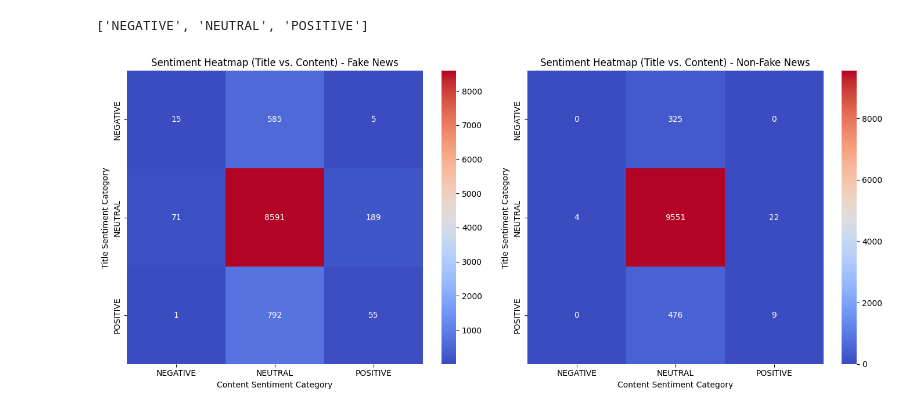
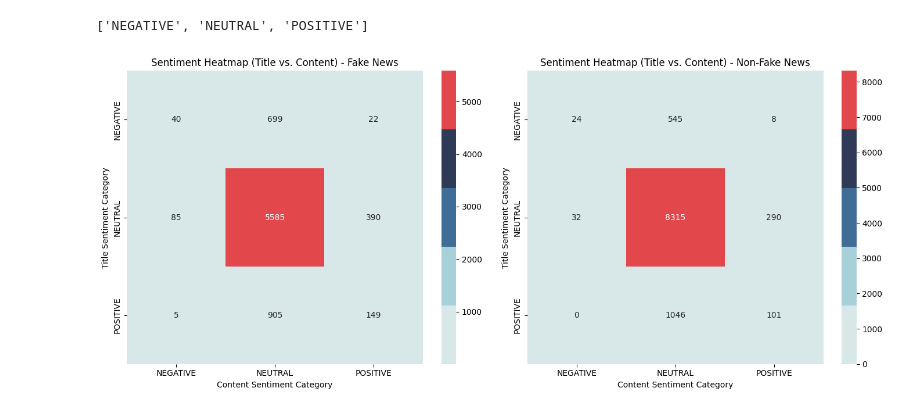
Before and after one commit to lvvittor/nlp, a Jupyter notebook: notebooks/eda.ipynb, the cells around one changed output. Saved outputs shown, nothing was run; the diff lists cells and outputs as text; code cells hidden in the pictures.

```diff
--- a/notebooks/eda.ipynb
+++ b/notebooks/eda.ipynb
@@ -51,3 +60,6 @@ test.head()
+# %%
+colors = ["#D8E8E8", "#A8D0DA", "#406D96", "#2F3A56", "#E2474B"]
+sns.set_palette(sns.color_palette(colors))
 # %% [markdown]
 ## Pie Chart
 # %%
@@ -102,10 +108,10 @@ plt.show()
 ### Sentiment Scatter
 # %%
 fake_news_df['title_sentiment'] = fake_news_df['title'].astype(str).apply(lambda x: TextBlob(x).sentiment.polarity)
-fake_news_df['content_sentiment'] = fake_news_df['text'].astype(str).apply(lambda x: TextBlob(x).sentiment.polarity)
+fake_news_df['content_sentiment'] = fake_news_df['clean_text'].astype(str).apply(lambda x: TextBlob(x).sentiment.polarity)
 
 non_fake_news_df['title_sentiment'] = non_fake_news_df['title'].astype(str).apply(lambda x: TextBlob(x).sentiment.polarity)
-non_fake_news_df['content_sentiment'] = non_fake_news_df['text'].astype(str).apply(lambda x: TextBlob(x).sentiment.polarity)
+non_fake_news_df['content_sentiment'] = non_fake_news_df['clean_text'].astype(str).apply(lambda x: TextBlob(x).sentiment.polarity)
 # %%
 # Calculate correlation between title and content sentiment for both DataFrames
 fake_correlation = fake_news_df[['content_sentiment', 'title_sentiment']].corr().iloc[0, 1]
@@ -182,23 +188,23 @@ pivot_non_fake = pivot_non_fake.reindex(columns=polarities, index=polarities, fi
 # %%
 # Create the subplots
 fig, axes = plt.subplots(1, 2, figsize=(14, 6))
 
 # Plot the heatmap for "fake" news
-sns.heatmap(pivot_fake, annot=True, fmt='d', cmap='coolwarm', cbar=True, ax=axes[0])
+sns.heatmap(pivot_fake, annot=True, fmt='d', cmap=ListedColormap(colors), cbar=True, ax=axes[0])
 axes[0].set_xlabel('Content Sentiment Category')
 axes[0].set_ylabel('Title Sentiment Category')
 axes[0].set_title('Sentiment Heatmap (Title vs. Content) - Fake News')
 
 # Plot the heatmap for "non-fake" news
-sns.heatmap(pivot_non_fake, annot=True, fmt='d', cmap='coolwarm', cbar=True, ax=axes[1])
+sns.heatmap(pivot_non_fake, annot=True, fmt='d', cmap=ListedColormap(colors), cbar=True, ax=axes[1])
 axes[1].set_xlabel('Content Sentiment Category')
 axes[1].set_ylabel('Title Sentiment Category')
 axes[1].set_title('Sentiment Heatmap (Title vs. Content) - Non-Fake News')
 
 plt.tight_layout()
 plt.show()
 # %% [output]
-[figure, old version]
+[figure, new version]
 # %%
 sentiment_analysis = train.copy()
 sentiment_analysis['title_sentiment'] = sentiment_analysis['title'].astype(str).apply(lambda x: TextBlob(x).sentiment.polarity)
```
Also changed, not shown: parts of 19 cells of this notebook, 13 other files.
